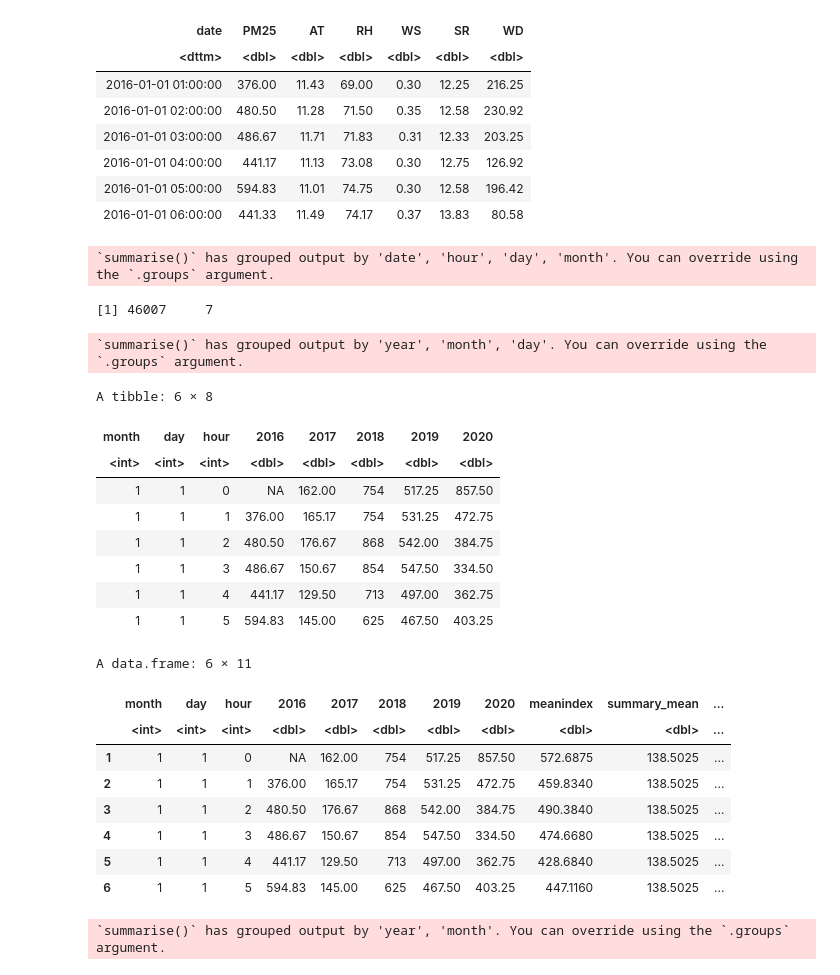
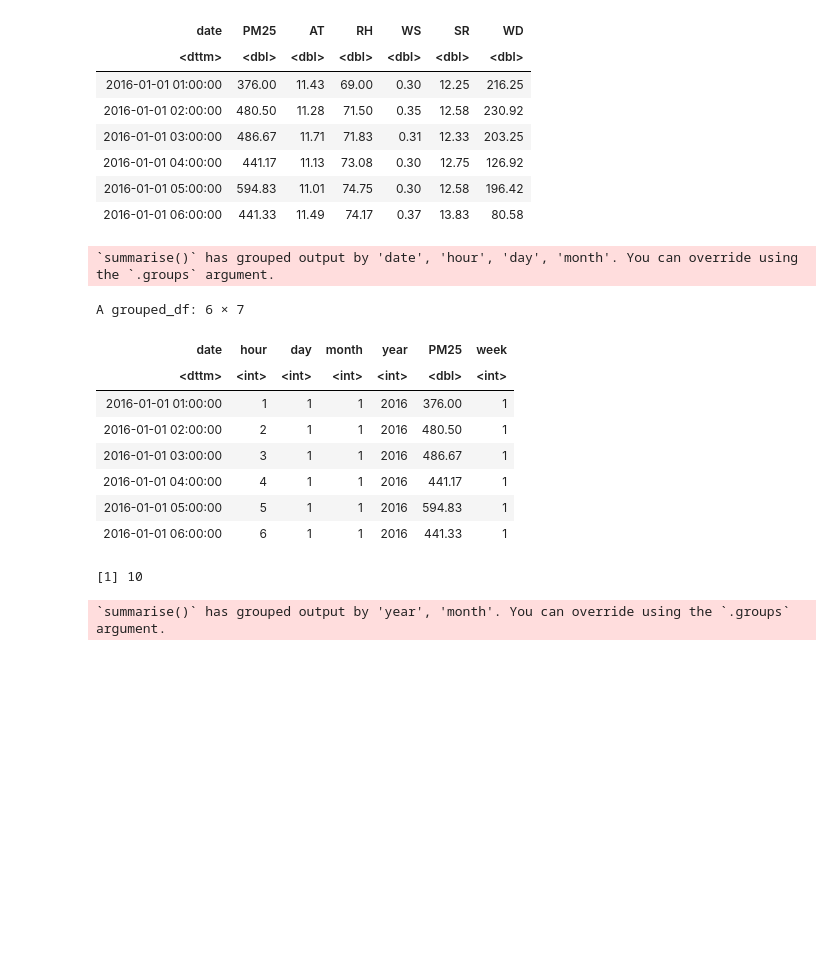
Before and after one commit to adeel1997/AQ_Forecasting, a Jupyter notebook: AQ_Forecast_hourly_index.ipynb, the cells around one changed output. Saved outputs shown, nothing was run; the diff lists cells and outputs as text; code cells hidden in the pictures; blank space fills up the shorter version.

```diff
--- a/AQ_Forecast_hourly_index.ipynb
+++ b/AQ_Forecast_hourly_index.ipynb
@@ -25,81 +43,39 @@ A tibble: 6 × 7
 # %%
 ## Converting the data into daily time series
 hourly_df <- df %>%
   select(date, PM25) %>% # to check the model for PM2.5 replace PM2.5 by PM2.5
   # extract date features
   mutate(
     date = as.POSIXct(date, format = "%d-%m-%Y %H:%M"), #Date format
     hour = hour(date),
     day = day(date),
     month = month(date),
     year = year(date),
-    PM2.5 = ifelse(PM25 <=10 & PM25 >999 ,NA,PM25)
+    PM2.5 = ifelse(PM25 <10 | PM25 >999 ,NA,PM25)
   ) %>%
   # from hourly to daily
   group_by(date,hour, day, month, year) %>% ## Convert hourly to daily
   summarise(PM25 = mean(PM2.5, na.rm = TRUE)) %>%
   mutate(week = week(date))
 
 ## Putting NA if there are null values
 hourly_df$PM25[is.nan(hourly_df$PM25)] <- NA
 head(hourly_df)
 # %% [output]
 `summarise()` has grouped output by 'date', 'hour', 'day', 'month'. You can override using the `.groups` argument.
-[1] 46007     7
+A grouped_df: 6 × 7
+| date | hour | day | month | year | PM25 | week |
+| <dttm> | <int> | <int> | <int> | <int> | <dbl> | <int> |
+| 2016-01-01 01:00:00 | 1 | 1 | 1 | 2016 | 376.00 | 1 |
+| 2016-01-01 02:00:00 | 2 | 1 | 1 | 2016 | 480.50 | 1 |
+| 2016-01-01 03:00:00 | 3 | 1 | 1 | 2016 | 486.67 | 1 |
+| 2016-01-01 04:00:00 | 4 | 1 | 1 | 2016 | 441.17 | 1 |
+| 2016-01-01 05:00:00 | 5 | 1 | 1 | 2016 | 594.83 | 1 |
+| 2016-01-01 06:00:00 | 6 | 1 | 1 | 2016 | 441.33 | 1 |
-# %%
-######################## Seasonal Indexes #####################################
-
-## We creating index of seasons from the data till 2020 end
-
-seasonalIndex <- hourly_df %>% filter(date < as.Date("2021-1-01"))
-
-
-############################### Hourly seasonality  #######################
-hourly_s <- seasonalIndex %>% group_by(year, month, day,hour) %>%
-  summarize(average = mean(PM25, na.rm = TRUE))
-
-hourly_s$average[is.nan(hourly_s$average)] <- NA
-
-## Spanning the year wise value column wise
-hourly_s <- hourly_s %>% ungroup() %>%
-  spread(year, average)
-head(hourly_s)
-
-# Calcuating the mean daily index over the years (Except first and second columns)
-hourly_s$meanindex <- rowMeans(hourly_s[, -c(1,2,3)], na.rm = TRUE)
-
-## Summary mean is the mean of Mean index
-summary_mean <- hourly_s %>% ungroup() %>%
-  summarize(summary_mean = mean(meanindex, na.rm = T))
-
-## We merge the Summary mean with our old data frame
-hourly_s <- merge(hourly_s, summary_mean)
-
-## Finally calculating the daily index by mean index/ summary mean * 100
-hourly_s <-
-  hourly_s %>% mutate(hourlyindex = meanindex / summary_mean * 100)
-
-head(hourly_s)
-# %% [output]
-`summarise()` has grouped output by 'year', 'month', 'day'. You can override using the `.groups` argument.
-A tibble: 6 × 8
-| month | day | hour | 2016 | 2017 | 2018 | 2019 | 2020 |
-| <int> | <int> | <int> | <dbl> | <dbl> | <dbl> | <dbl> | <dbl> |
-| 1 | 1 | 0 | NA | 162.00 | 754 | 517.25 | 857.50 |
-| 1 | 1 | 1 | 376.00 | 165.17 | 754 | 531.25 | 472.75 |
-| 1 | 1 | 2 | 480.50 | 176.67 | 868 | 542.00 | 384.75 |
-| 1 | 1 | 3 | 486.67 | 150.67 | 854 | 547.50 | 334.50 |
-| 1 | 1 | 4 | 441.17 | 129.50 | 713 | 497.00 | 362.75 |
-| 1 | 1 | 5 | 594.83 | 145.00 | 625 | 467.50 | 403.25 |
-A data.frame: 6 × 11
-|  | month | day | hour | 2016 | 2017 | 2018 | 2019 | 2020 | meanindex | summary_mean | ... |
-|  | <int> | <int> | <int> | <dbl> | <dbl> | <dbl> | <dbl> | <dbl> | <dbl> | <dbl> | ... |
-| 1 | 1 | 1 | 0 | NA | 162.00 | 754 | 517.25 | 857.50 | 572.6875 | 138.5025 | ... |
-| 2 | 1 | 1 | 1 | 376.00 | 165.17 | 754 | 531.25 | 472.75 | 459.8340 | 138.5025 | ... |
-| 3 | 1 | 1 | 2 | 480.50 | 176.67 | 868 | 542.00 | 384.75 | 490.3840 | 138.5025 | ... |
-| 4 | 1 | 1 | 3 | 486.67 | 150.67 | 854 | 547.50 | 334.50 | 474.6680 | 138.5025 | ... |
-| 5 | 1 | 1 | 4 | 441.17 | 129.50 | 713 | 497.00 | 362.75 | 428.6840 | 138.5025 | ... |
-| 6 | 1 | 1 | 5 | 594.83 | 145.00 | 625 | 467.50 | 403.25 | 447.1160 | 138.5025 | ... |
+# %%
+min(hourly_df$PM25,na.rm=T)
+# %% [output]
+[1] 10
 # %%
 ############################### daily seasonality  #######################
 daily_s <- seasonalIndex %>% group_by(year, month, day) %>%
```
Also changed, not shown: parts of 10 cells of this notebook, 1 other file.
